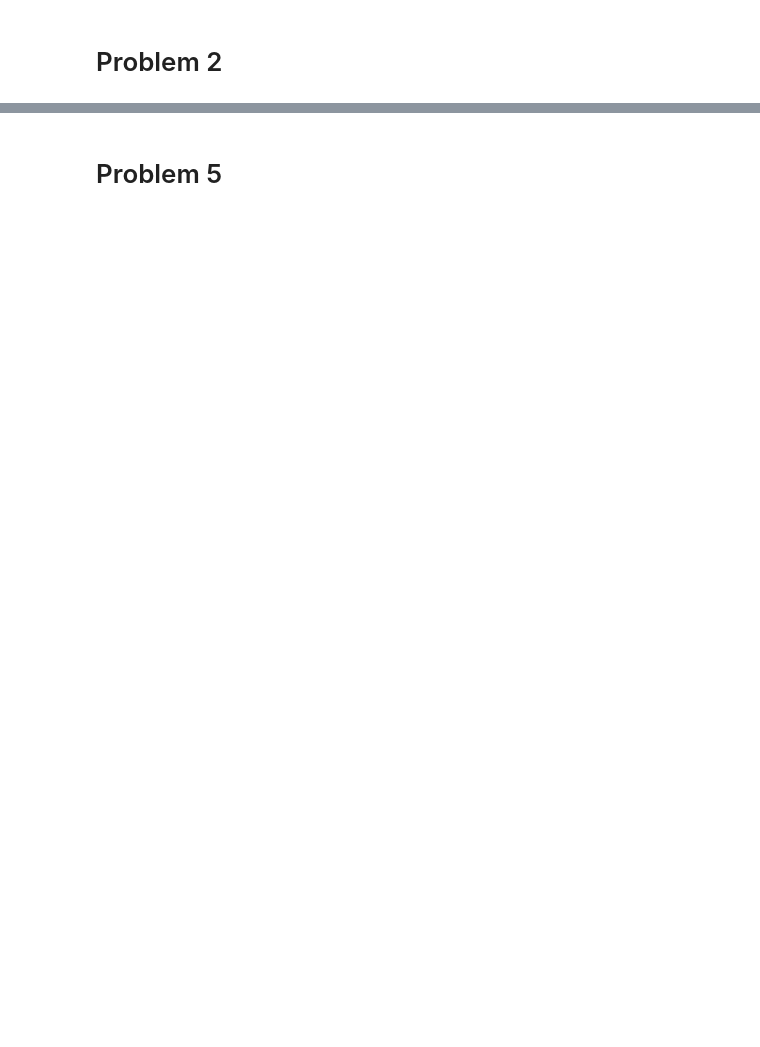
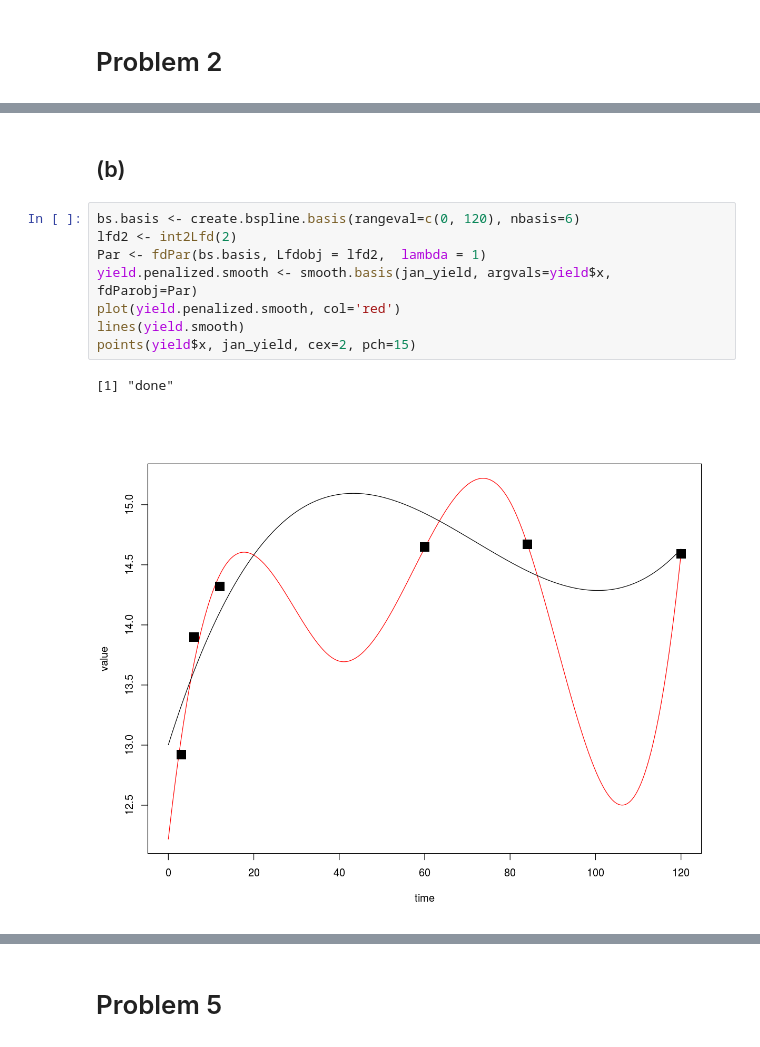
Before and after one commit to mmottahedi/STAT597, a Jupyter notebook: HW/HW1/hw1.ipynb, the cells around one changed output, grey strips where cells are left out. Drawn from its saved outputs; the diff is of its cells as text; blank space fills up the shorter version.

```diff
--- a/HW/HW1/hw1.ipynb
+++ b/HW/HW1/hw1.ipynb
@@ -168,0 +185,13 @@ $\int_0^T [L(x)(t)]^2 dt = \int_0^T \sum \omega^5 (j^2 -1)^2 [ b^2 sin^2(\omega
+# %% [markdown]
+## (b)
+# %%
+bs.basis <- create.bspline.basis(rangeval=c(0, 120), nbasis=6)
+lfd2 <- int2Lfd(2)
+Par <- fdPar(bs.basis, Lfdobj = lfd2,  lambda = 1)
+yield.penalized.smooth <- smooth.basis(jan_yield, argvals=yield$x,  fdParobj=Par)
+plot(yield.penalized.smooth, col='red')
+lines(yield.smooth)
+points(yield$x, jan_yield, cex=2, pch=15)
+# %% [output]
+[1] "done"
+[figure, added]
```
Also changed, not shown: parts of 21 cells of this notebook, 2 other files.
